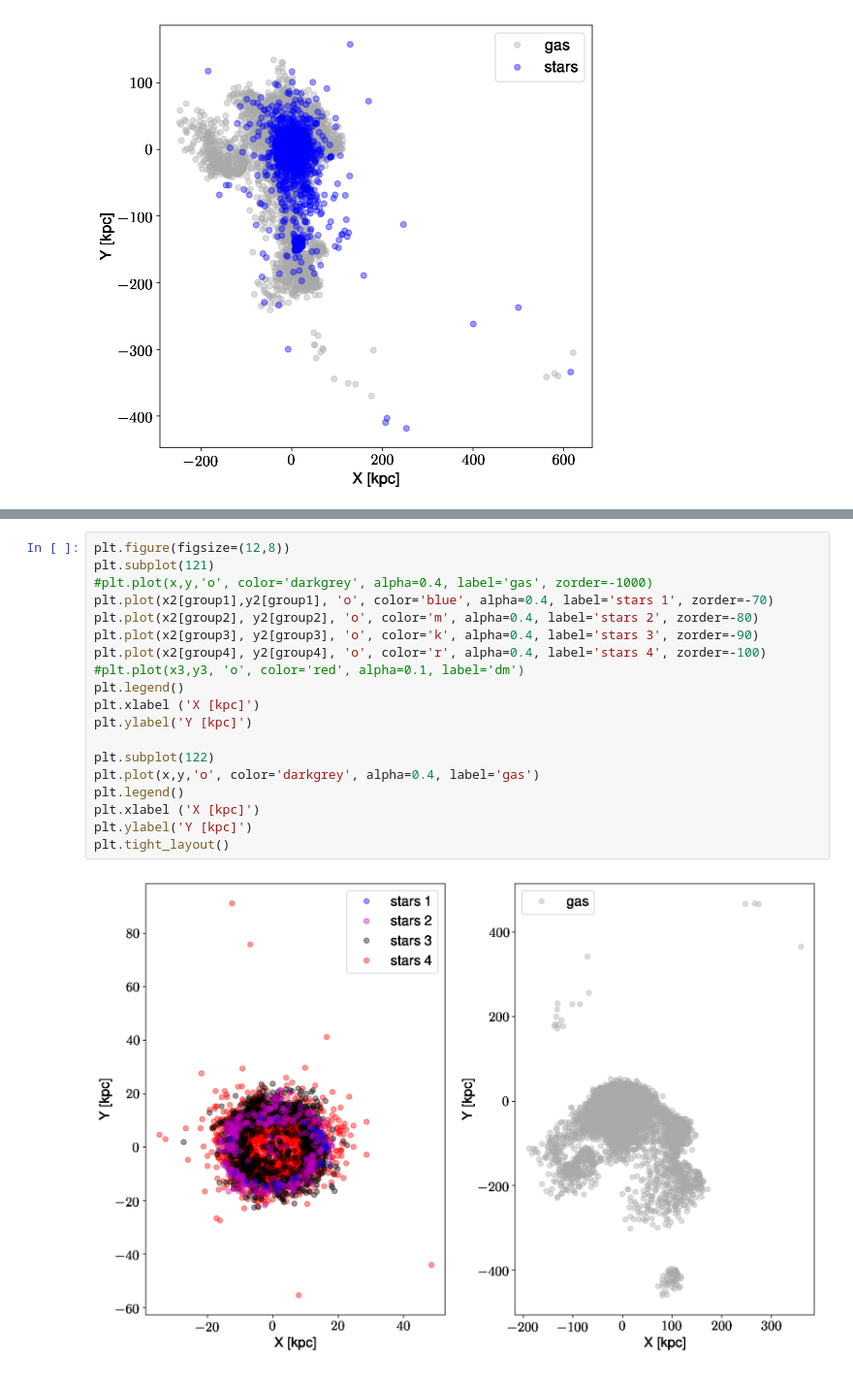
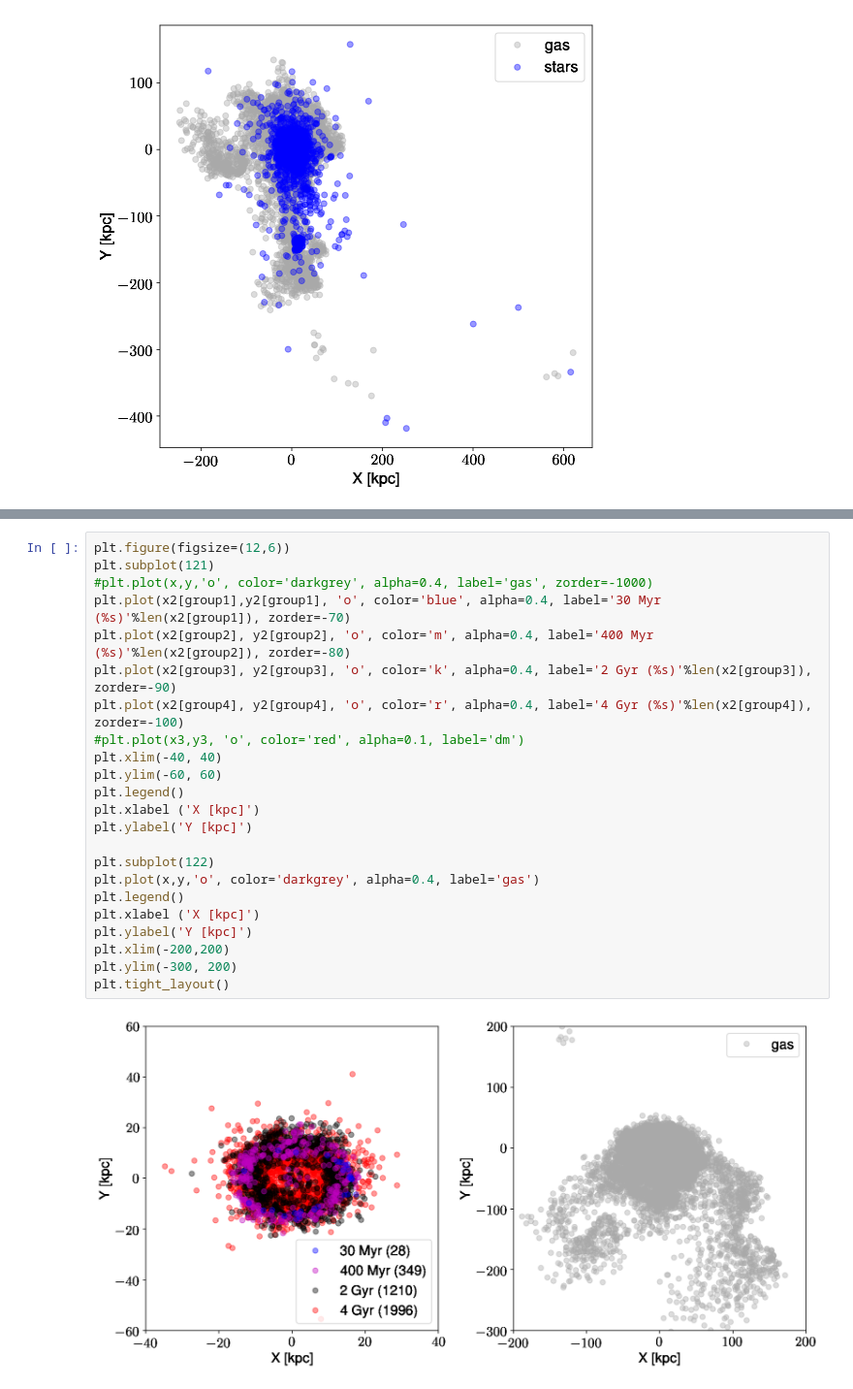
Before and after one commit to ekta1224/IllustrisAD, a Jupyter notebook: analysis/plot_particles.ipynb, the cells around one changed output, grey strips where cells are left out. Shown: that part at 97% size. Cells and saved outputs as stored; diff of their text form.

Commit message:
added 1 plot and the mock image, notebook to plot particles and gitignore file

```diff
--- a/analysis/plot_particles.ipynb
+++ b/analysis/plot_particles.ipynb
@@ -66,21 +70,25 @@ group4 = (3.7 <= age) & (age <=4.3) #average age 4 Gyr
 # %%
-plt.figure(figsize=(12,8))
+plt.figure(figsize=(12,6))
 plt.subplot(121)
 #plt.plot(x,y,'o', color='darkgrey', alpha=0.4, label='gas', zorder=-1000)
-plt.plot(x2[group1],y2[group1], 'o', color='blue', alpha=0.4, label='stars 1', zorder=-70)
-plt.plot(x2[group2], y2[group2], 'o', color='m', alpha=0.4, label='stars 2', zorder=-80)
-plt.plot(x2[group3], y2[group3], 'o', color='k', alpha=0.4, label='stars 3', zorder=-90)
-plt.plot(x2[group4], y2[group4], 'o', color='r', alpha=0.4, label='stars 4', zorder=-100)
+plt.plot(x2[group1],y2[group1], 'o', color='blue', alpha=0.4, label='30 Myr (%s)'%len(x2[group1]), zorder=-70)
+plt.plot(x2[group2], y2[group2], 'o', color='m', alpha=0.4, label='400 Myr (%s)'%len(x2[group2]), zorder=-80)
+plt.plot(x2[group3], y2[group3], 'o', color='k', alpha=0.4, label='2 Gyr (%s)'%len(x2[group3]), zorder=-90)
+plt.plot(x2[group4], y2[group4], 'o', color='r', alpha=0.4, label='4 Gyr (%s)'%len(x2[group4]), zorder=-100)
 #plt.plot(x3,y3, 'o', color='red', alpha=0.1, label='dm')
+plt.xlim(-40, 40)
+plt.ylim(-60, 60)
 plt.legend()
 plt.xlabel ('X [kpc]')
 plt.ylabel('Y [kpc]')
 
 plt.subplot(122)
 plt.plot(x,y,'o', color='darkgrey', alpha=0.4, label='gas')
 plt.legend()
 plt.xlabel ('X [kpc]')
 plt.ylabel('Y [kpc]')
+plt.xlim(-200,200)
+plt.ylim(-300, 200)
 plt.tight_layout()
 # %% [output]
-[figure, old version]
+[figure, new version]
```
Also changed, not shown: parts of 1 cell of this notebook, 3 other files.
